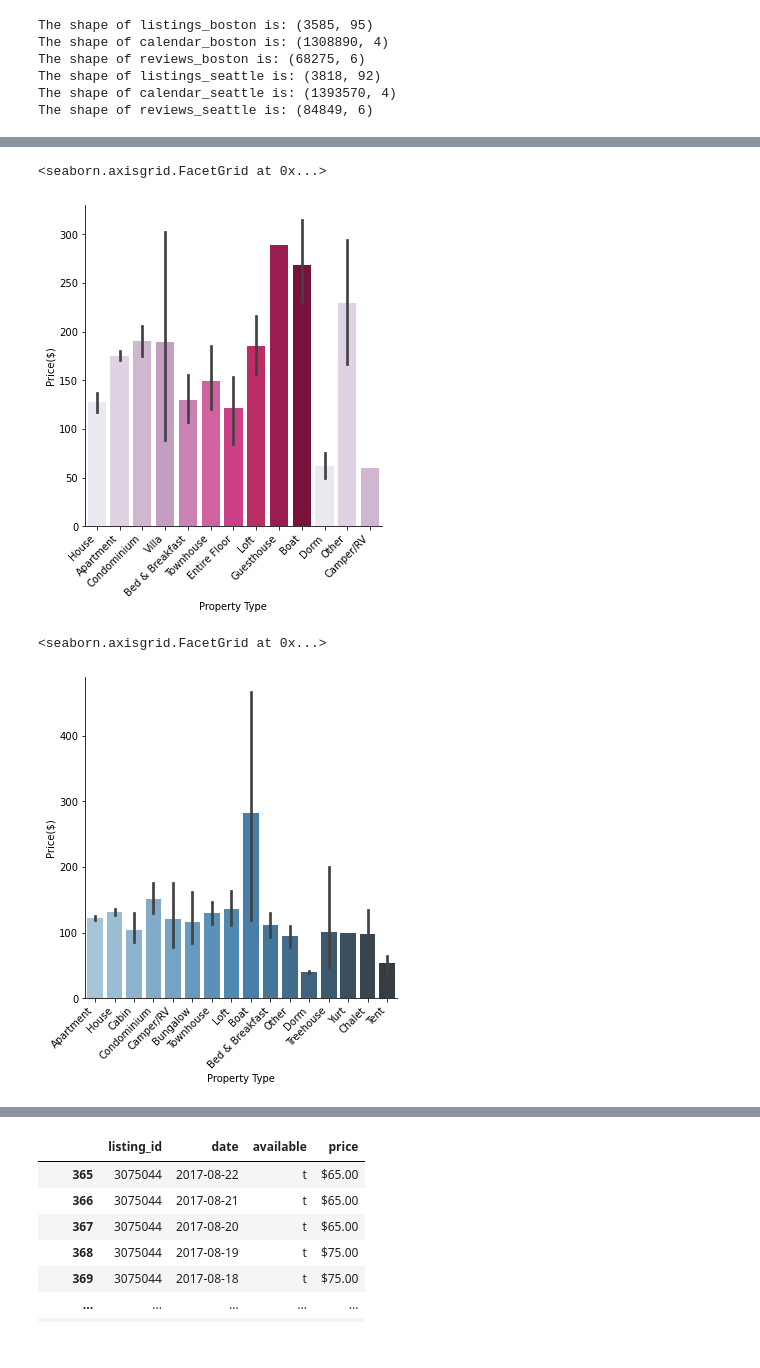
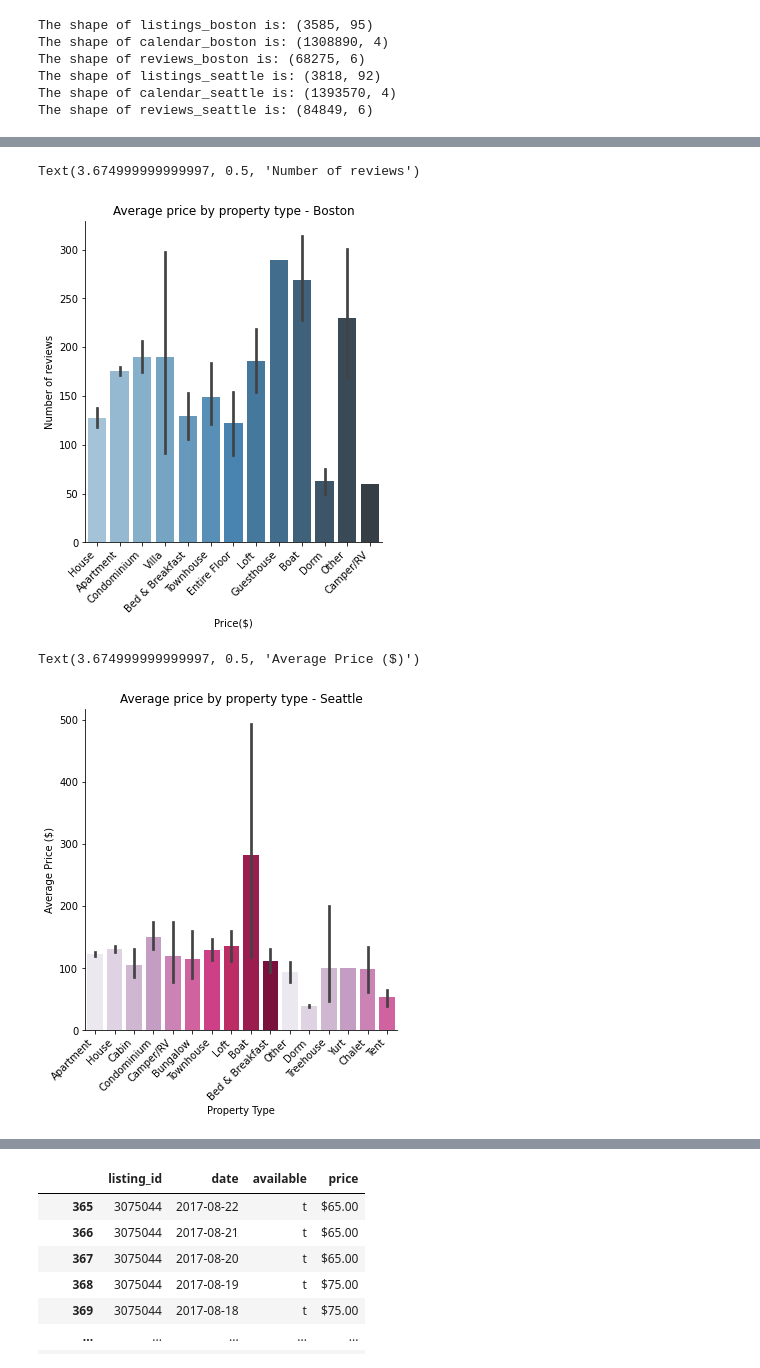
Before and after one commit to kashyapbarua/airbnb-price-analysis, a Jupyter notebook: DataScientist_Project-Airbnb.ipynb, the cells around one changed output, grey strips where cells are left out. Drawn from its saved outputs; the diff is of its cells as text; code cells hidden in the pictures.

```diff
--- a/DataScientist_Project-Airbnb.ipynb
+++ b/DataScientist_Project-Airbnb.ipynb
@@ -134,26 +163,26 @@ plt.show()
 # %%
 listings_filtered_boston = listings_combined.loc[listings_combined['Category'].isin(['Boston'])]
 
-sequential_colors = sns.color_palette("PuRd", 10)
-
-catplot_boston=sns.catplot(x='property_type', y='price', kind='bar', data=listings_filtered_boston, palette=sequential_colors)
+catplot_boston=sns.catplot(x='property_type', y='price', kind='bar', data=listings_filtered_boston, palette='Blues_d')
 catplot_boston.set_xticklabels(rotation=45, horizontalalignment='right').set_axis_labels('Property Type', 'Price($)')
-
-# g = sns.catplot(data=dft, kind='bar', x='Product', y='SalesCount', height=6, aspect=1.8, facecolor=(0.3,0.3,0.7,1))
-# #, order=dft[['Product', 'SalesCount']].index
-# (g.set_axis_labels('Product', 'Count')
-#     .set_titles('test'))
+plt.title('Average price by property type - Boston')
+plt.xlabel("Property Type")
+plt.ylabel("Average Price ($)")
 # %% [output]
-<seaborn.axisgrid.FacetGrid at 0x...>
+Text(3.674999999999997, 0.5, 'Number of reviews')
-[figure, old version]
+[figure, new version]
 # %%
 listings_filtered_seattle = listings_combined.loc[listings_combined['Category'].isin(['Seattle'])]
+sequential_colors = sns.color_palette("PuRd", 10)
 
-catplot_seattle=sns.catplot(x='property_type', y='price', kind='bar', data=listings_filtered_seattle, palette='Blues_d')
-catplot_seattle.set_xticklabels(rotation=45, horizontalalignment='right').set_axis_labels('Property Type', 'Price($)')
+catplot_seattle=sns.catplot(x='property_type', y='price', kind='bar', data=listings_filtered_seattle, palette=sequential_colors)
+catplot_seattle.set_xticklabels(rotation=45, horizontalalignment='right')
+plt.title('Average price by property type - Seattle')
+plt.xlabel("Property Type")
+plt.ylabel("Average Price ($)")
 # %% [output]
-<seaborn.axisgrid.FacetGrid at 0x...>
+Text(3.674999999999997, 0.5, 'Average Price ($)')
-[figure, old version]
+[figure, new version]
 # %%
 # def find_max_min(df, col):
 #     max_val = df[col].max()
```
Also changed, not shown: parts of 19 cells of this notebook.
